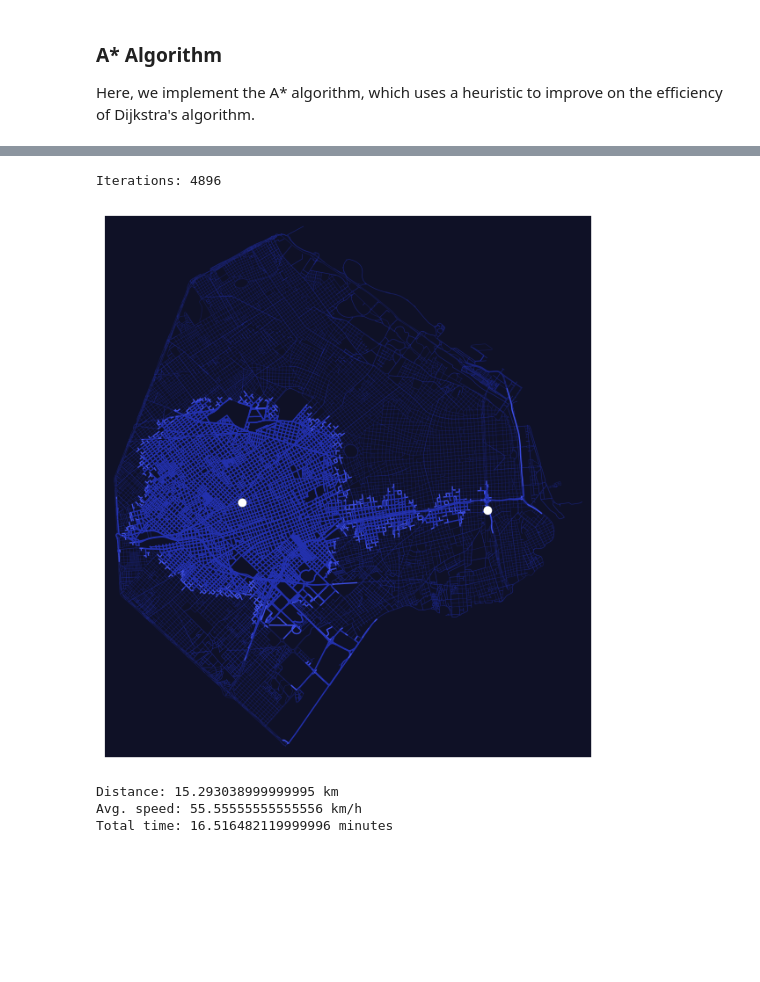
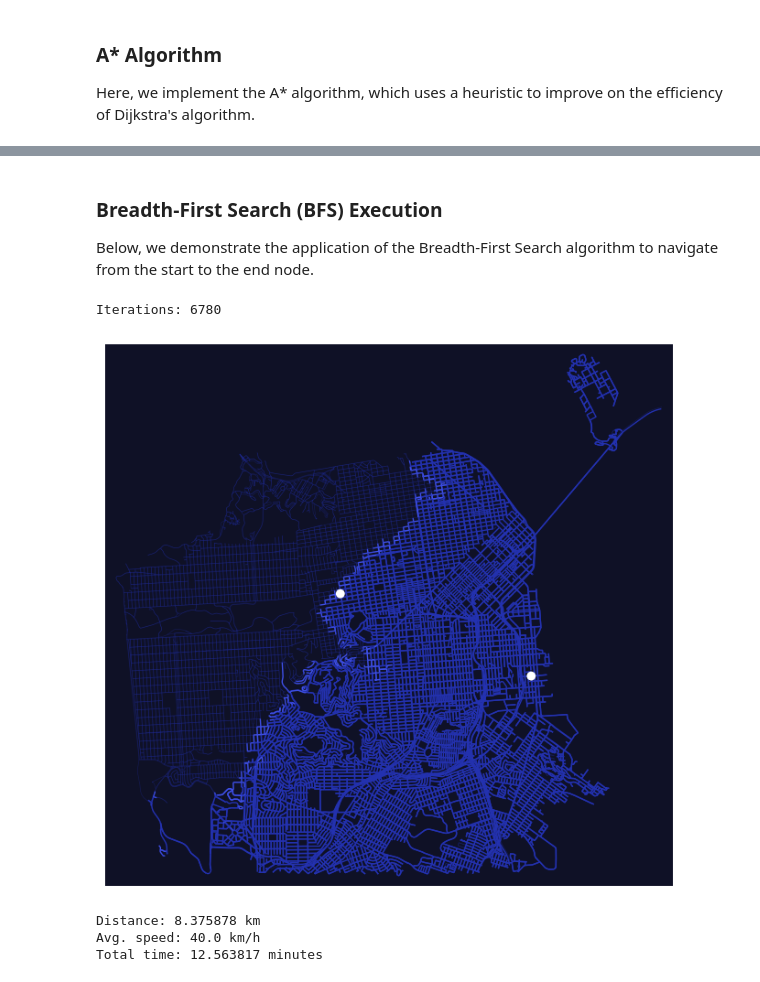
Before and after one commit to felipearosr/Shortest_Path, a Jupyter notebook: shortest_path.ipynb, the cells around one changed output, grey strips where cells are left out. Cells and saved outputs as stored; diff of their text form; code cells hidden in the pictures; blank space fills up the shorter version.

```diff
--- a/shortest_path.ipynb
+++ b/shortest_path.ipynb
@@ -11,7 +11,7 @@ import heapq
 import random
 import osmnx as ox
 
-place_name = "Buenos Aires, Argentina"
+place_name = "San Francisco, California, USA"
 G = ox.graph_from_place(place_name, network_type='drive')
 
 # Cleaning 'maxspeed' attribute and setting edge weights
@@ -189,11 +205,6 @@ def reconstruct_path(orig, dest, plot=False, algorithm=None):
                 dist += G.edges[(prev, curr, 0)]["length"]
                 speeds.append(G.edges[(prev, curr, 0)]["maxspeed"])
                 style_path_edge((prev, curr, 0))
-                # Increment the usage counter for the edge based on the algorithm
-                if algorithm == "dijkstra":
-                    G.edges[(prev, curr, 0)]["dijkstra_uses"] += 1
-                elif algorithm == "a_star":
-                    G.edges[(prev, curr, 0)]["a_star_uses"] += 1
             curr = prev  # Update current node to previous one
         else:
             break  # Exit the loop if 'curr' is not in G.nodes
@@ -231,9 +256,13 @@ Total time: 12.59800917365269 minutes
+# %% [markdown]
+### Breadth-First Search (BFS) Execution
+
+Below, we demonstrate the application of the Breadth-First Search algorithm to navigate from the start to the end node.
 # %%
 bfs(start, end, plot=True)
-reconstruct_path(start, end, plot=True, algorithm='bfs')
+reconstruct_path(start, end, plot=True)
 # %% [output]
-Iterations: 4896
+Iterations: 6780
-[figure, old version]
+[figure, new version]
-Distance: 15.293038999999995 km
-Avg. speed: 55.55555555555556 km/h
-Total time: 16.516482119999996 minutes
+Distance: 8.375878 km
+Avg. speed: 40.0 km/h
+Total time: 12.563817 minutes
```
Also changed, not shown: parts of 12 cells of this notebook, 2 other files.
